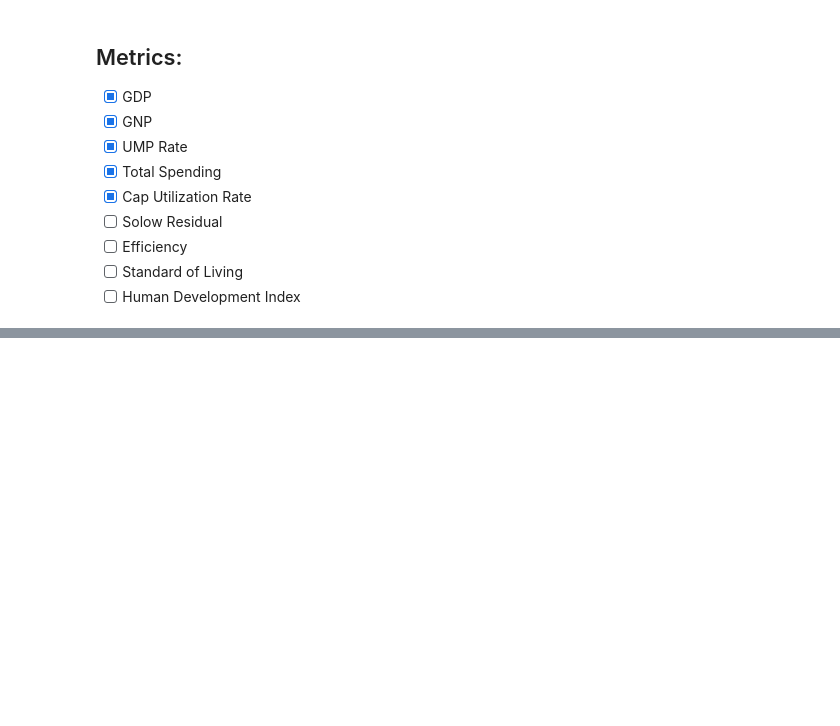
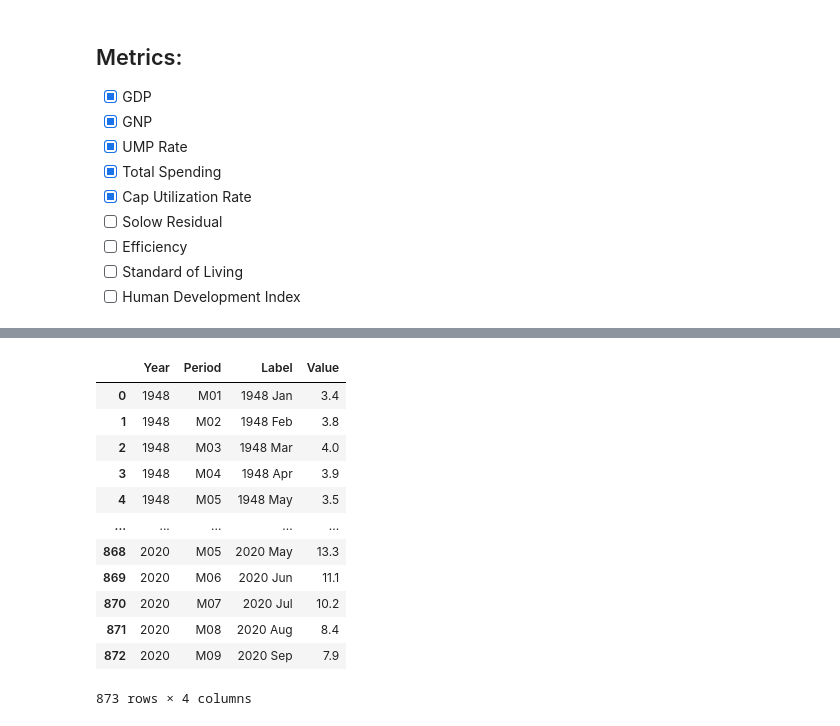
Before and after one commit to devindubin/ProjectOne, a Jupyter notebook: devin_work.ipynb, the cells around one changed output, grey strips where cells are left out. Drawn from its saved outputs; the diff is of its cells as text; code cells hidden in the pictures; blank space fills up the shorter version.

```diff
--- a/devin_work.ipynb
+++ b/devin_work.ipynb
@@ -82,0 +54,19 @@ gnp
+# %%
+bls_unemp = pd.read_csv('devin_Resources/unemploy_bls_seas.csv')
+bls_unemp.columns
+del bls_unemp['Series ID']
+bls_unemp
+# %% [output]
+|  | Year | Period | Label | Value |
+| 0 | 1948 | M01 | 1948 Jan | 3.4 |
+| 1 | 1948 | M02 | 1948 Feb | 3.8 |
+| 2 | 1948 | M03 | 1948 Mar | 4.0 |
+| 3 | 1948 | M04 | 1948 Apr | 3.9 |
+| 4 | 1948 | M05 | 1948 May | 3.5 |
+| ... | ... | ... | ... | ... |
+| 868 | 2020 | M05 | 2020 May | 13.3 |
+| 869 | 2020 | M06 | 2020 Jun | 11.1 |
+| 870 | 2020 | M07 | 2020 Jul | 10.2 |
+| 871 | 2020 | M08 | 2020 Aug | 8.4 |
+| 872 | 2020 | M09 | 2020 Sep | 7.9 |
+873 rows × 4 columns
```
Also changed, not shown: parts of 7 cells of this notebook, 3 other files.
